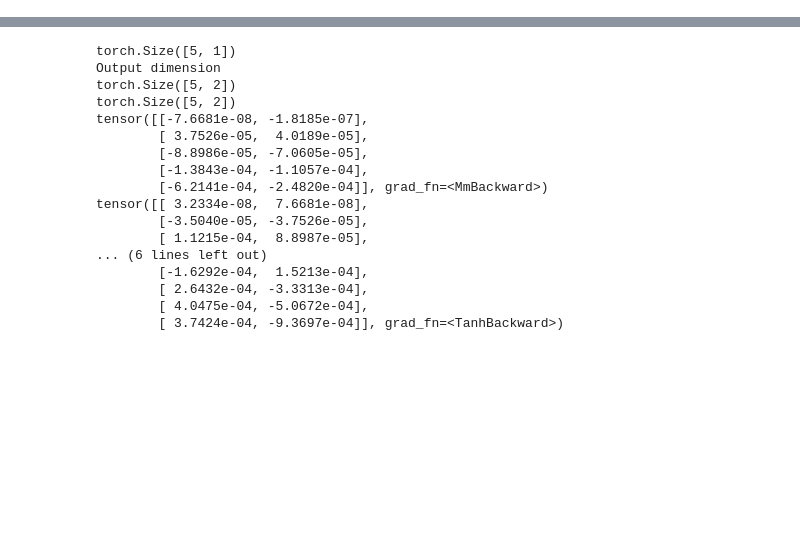
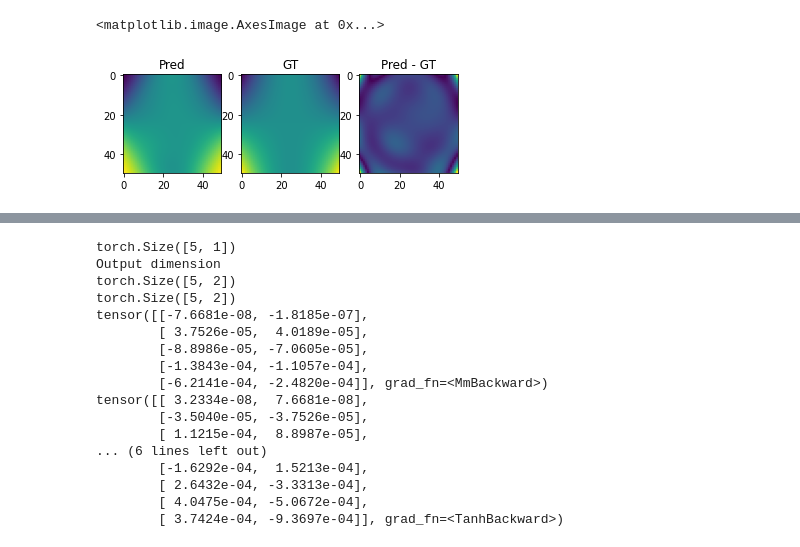
Before and after one commit to Chutlhu/TurboSuperResultion, a Jupyter notebook: notebooks/[Sandbox] Div-free functions.ipynb, the cells around one changed output, grey strips where cells are left out. Drawn from its saved outputs; the diff is of its cells as text; code cells hidden in the pictures; blank space fills up the shorter version.

```diff
--- a/notebooks/[Sandbox] Div-free functions.ipynb
+++ b/notebooks/[Sandbox] Div-free functions.ipynb
@@ -215,0 +280,3 @@ tensor([[[0.0015, 0.0008],
+# %%
+model.to(device)
+model.fit(trainloader,epochs=2000)
@@ -215,0 +301,25 @@ tensor([[[0.0015, 0.0008],
+# %%
+x = np.linspace(xmin, xmax, N)
+y = np.linspace(ymin, ymax, N)
+xx, yy = np.meshgrid(x,y)
+
+X = np.concatenate([xx.flatten()[:,None],
+                    yy.flatten()[:,None]],axis=-1)
+
+y_gt = my_df_fun(X[:,0],X[:,1]).T
+
+X = torch.from_numpy(X).float().to(device)
+y_hat = model(X).detach().cpu().numpy()
+
+plt.subplot(131)
+plt.imshow(y_hat[:,0].reshape(N,N))
+plt.title('Pred')
+plt.subplot(132)
+plt.imshow(y_gt[:,0].reshape(N,N))
+plt.title('GT')
+plt.subplot(133)
+plt.title('Pred - GT')
+plt.imshow((np.abs(y_gt - y_hat))[:,0].reshape(N,N))
+# %% [output]
+<matplotlib.image.AxesImage at 0x...>
+[figure, added]
```
Also changed, not shown: parts of 18 cells of this notebook, 8 other files.
